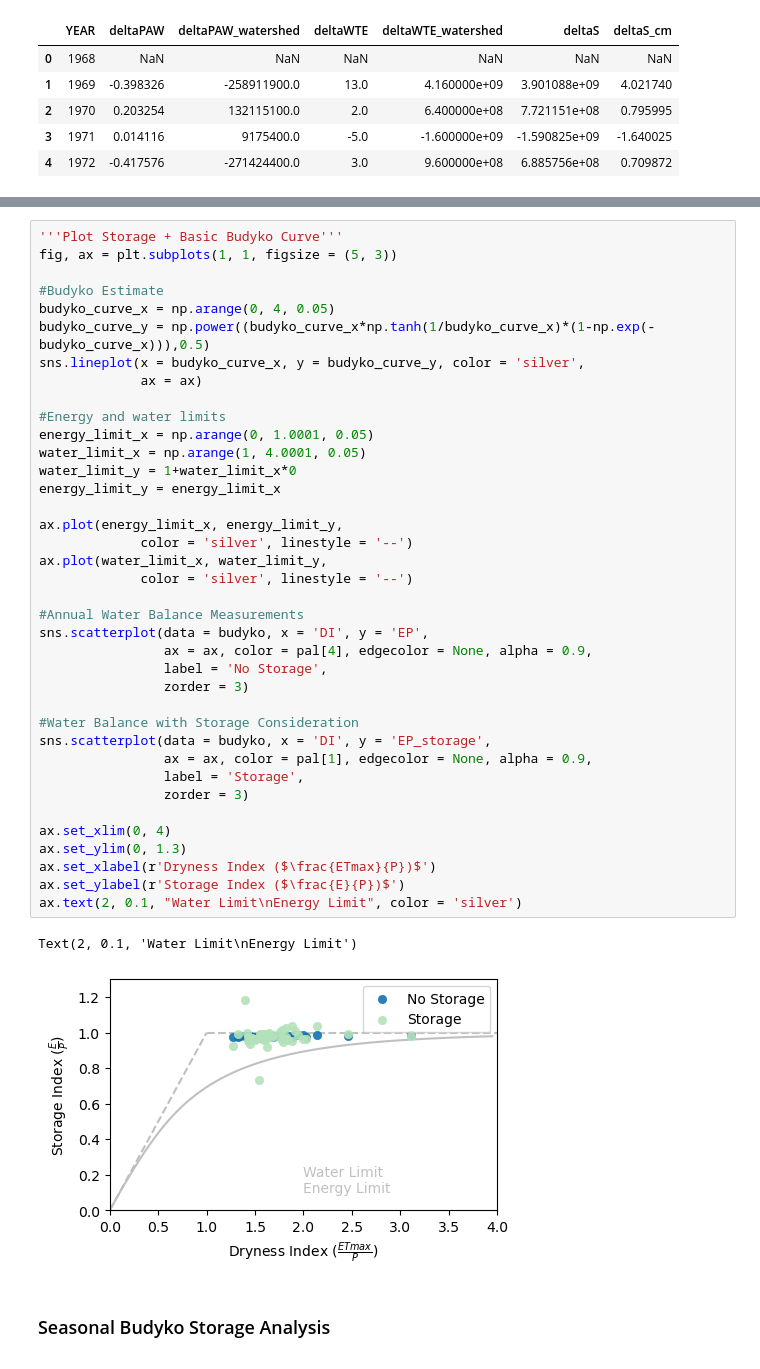
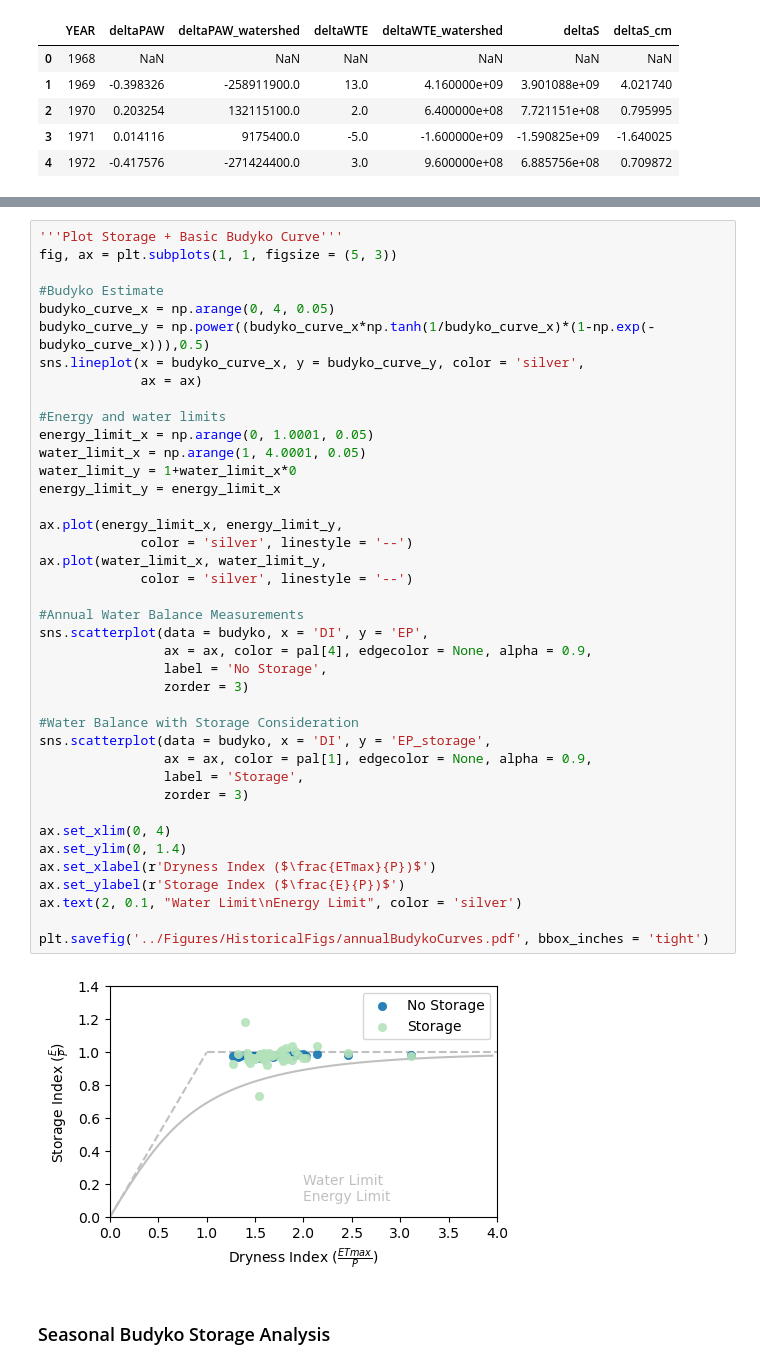
Before and after one commit to mwdjones/mef-snowhydro, a Jupyter notebook: Data and Codes/02_budykostorageanalysis.ipynb, the cells around one changed output, grey strips where cells are left out. Cells and saved outputs as stored; diff of their text form.

```diff
--- a/Data and Codes/02_budykostorageanalysis.ipynb
+++ b/Data and Codes/02_budykostorageanalysis.ipynb
@@ -379,36 +379,37 @@ sns.lineplot(x = budyko_curve_x, y = budyko_curve_y, color = 'silver',
              ax = ax)
 
 #Energy and water limits
 energy_limit_x = np.arange(0, 1.0001, 0.05)
 water_limit_x = np.arange(1, 4.0001, 0.05)
 water_limit_y = 1+water_limit_x*0
 energy_limit_y = energy_limit_x
 
 ax.plot(energy_limit_x, energy_limit_y,
              color = 'silver', linestyle = '--')
 ax.plot(water_limit_x, water_limit_y,
              color = 'silver', linestyle = '--')
 
 #Annual Water Balance Measurements
 sns.scatterplot(data = budyko, x = 'DI', y = 'EP',
                 ax = ax, color = pal[4], edgecolor = None, alpha = 0.9,
                 label = 'No Storage',
                 zorder = 3)
 
 #Water Balance with Storage Consideration
 sns.scatterplot(data = budyko, x = 'DI', y = 'EP_storage',
                 ax = ax, color = pal[1], edgecolor = None, alpha = 0.9,
                 label = 'Storage',
                 zorder = 3)
 
 ax.set_xlim(0, 4)
-ax.set_ylim(0, 1.3)
+ax.set_ylim(0, 1.4)
 ax.set_xlabel(r'Dryness Index ($\frac{ETmax}{P})$')
 ax.set_ylabel(r'Storage Index ($\frac{E}{P})$')
 ax.text(2, 0.1, "Water Limit\nEnergy Limit", color = 'silver')
+
+plt.savefig('../Figures/HistoricalFigs/annualBudykoCurves.pdf', bbox_inches = 'tight')
 # %% [output]
-Text(2, 0.1, 'Water Limit\nEnergy Limit')
-[figure, old version]
+[figure, new version]
 # %% [markdown]
 ### Seasonal Budyko Storage Analysis
 # %%
```
Also changed, not shown: parts of 2 cells of this notebook, 5 other files.
